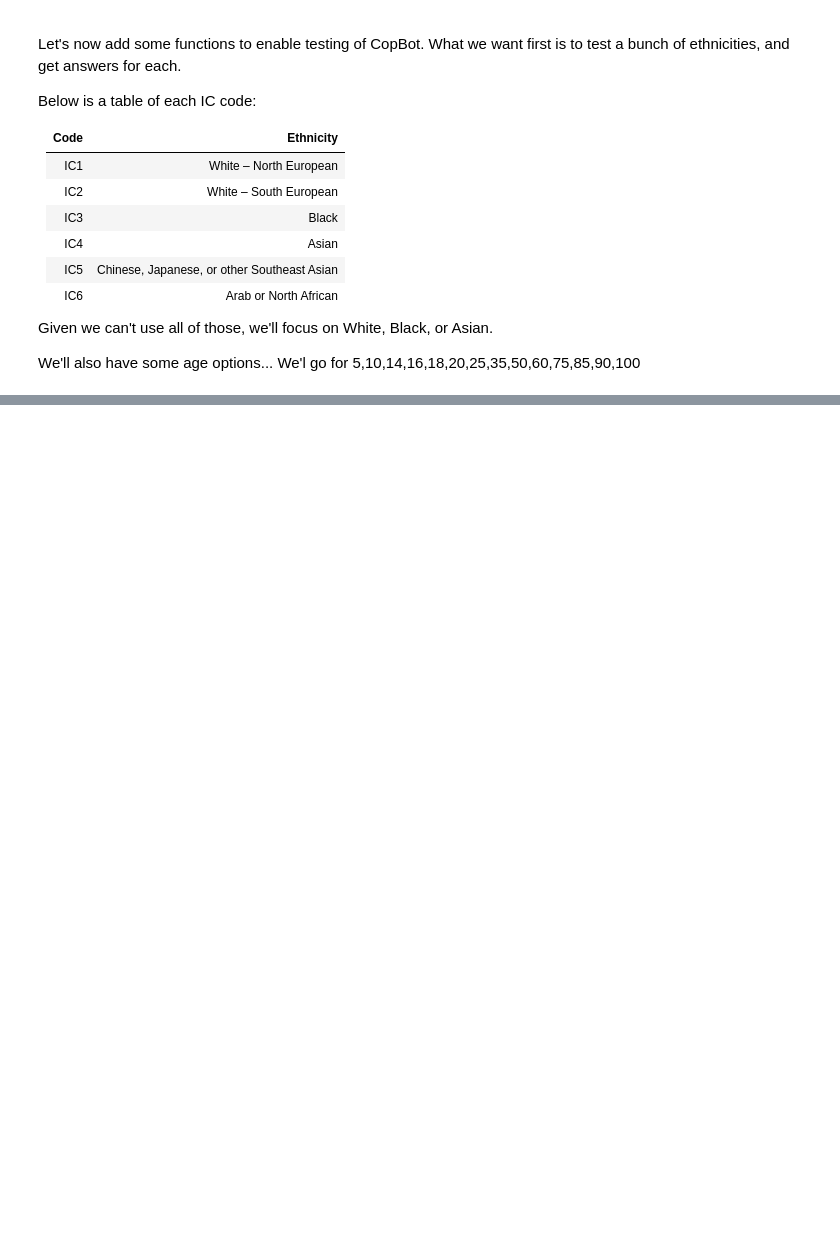
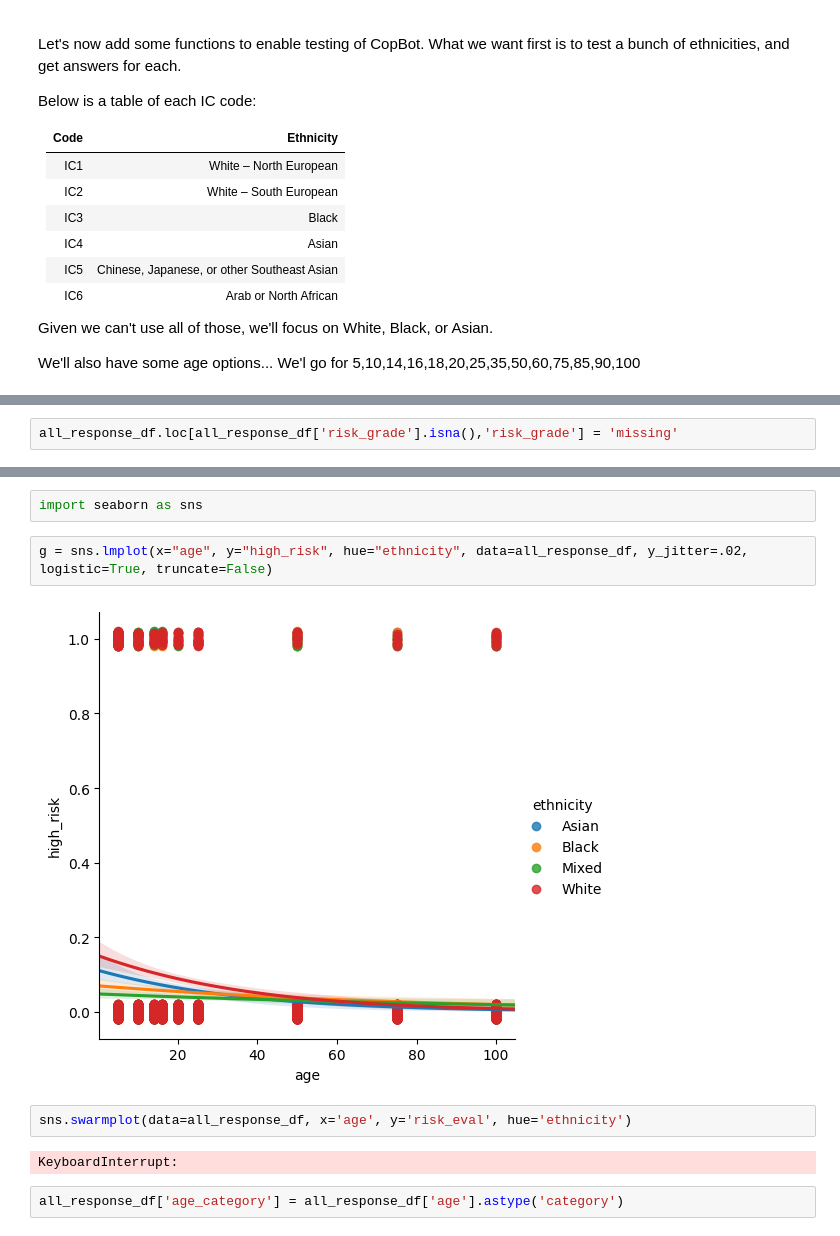
Before and after one commit to AndreasThinks/police-risk-open-ai, a Jupyter notebook: nbs/llm_risk_research.ipynb, the cells around one changed output, grey strips where cells are left out. Saved outputs shown, nothing was run; the diff lists cells and outputs as text; blank space fills up the shorter version.

```diff
--- a/nbs/llm_risk_research.ipynb
+++ b/nbs/llm_risk_research.ipynb
@@ -59,0 +357,2 @@ crime_risk_profile = """Jason is a """ + ethnicity + """ male, of around""" + ag
+# %%
+all_response_df.loc[all_response_df['risk_grade'].isna(),'risk_grade'] = 'missing'
@@ -59,0 +687,12 @@ crime_risk_profile = """Jason is a """ + ethnicity + """ male, of around""" + ag
+# %%
+import seaborn as sns
+# %%
+g = sns.lmplot(x="age", y="high_risk", hue="ethnicity", data=all_response_df, y_jitter=.02, logistic=True, truncate=False)
+# %% [output]
+[figure, added]
+# %%
+sns.swarmplot(data=all_response_df, x='age', y='risk_eval', hue='ethnicity')
+# %% [output]
+KeyboardInterrupt:
+# %%
+all_response_df['age_category'] = all_response_df['age'].astype('category')
```
Also changed, not shown: parts of 28 cells of this notebook, 3 other files.
